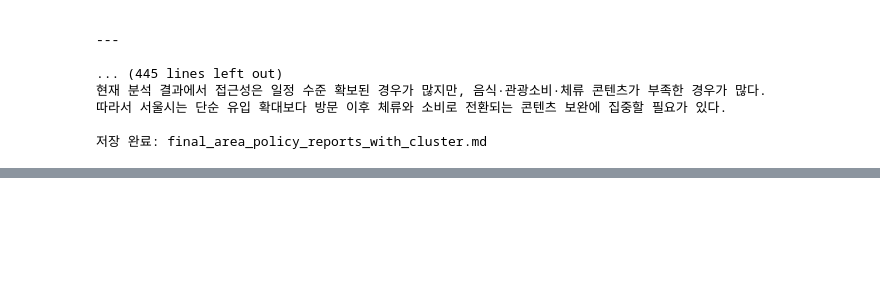
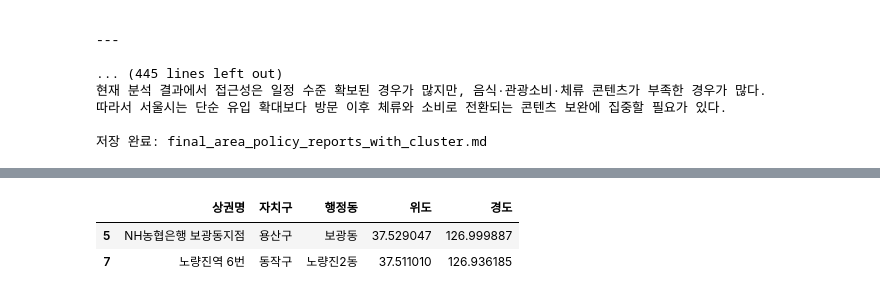
Before and after one commit to carolyn0515/SEOULDATA, a Jupyter notebook: NOTEBOOK/11_more.ipynb, the cells around one changed output, grey strips where cells are left out. Drawn from its saved outputs; the diff is of its cells as text; code cells hidden in the pictures; blank space fills up the shorter version.

```diff
--- a/NOTEBOOK/11_more.ipynb
+++ b/NOTEBOOK/11_more.ipynb
@@ -1640,0 +1743,16 @@ print("저장 완료: final_area_policy_reports_with_cluster.md")
+# %%
+target_names = [
+    "NH농협은행 보광동지점",
+    "노량진역 6번"
+]
+
+A = df.loc[
+    df["상권명"].isin(target_names),
+    ["상권명", "자치구", "행정동", "위도", "경도"]
+]
+# %%
+A
+# %% [output]
+|  | 상권명 | 자치구 | 행정동 | 위도 | 경도 |
+| 5 | NH농협은행 보광동지점 | 용산구 | 보광동 | 37.529047 | 126.999887 |
+| 7 | 노량진역 6번 | 동작구 | 노량진2동 | 37.511010 | 126.936185 |
```
Also changed, not shown: parts of 12 cells of this notebook.
